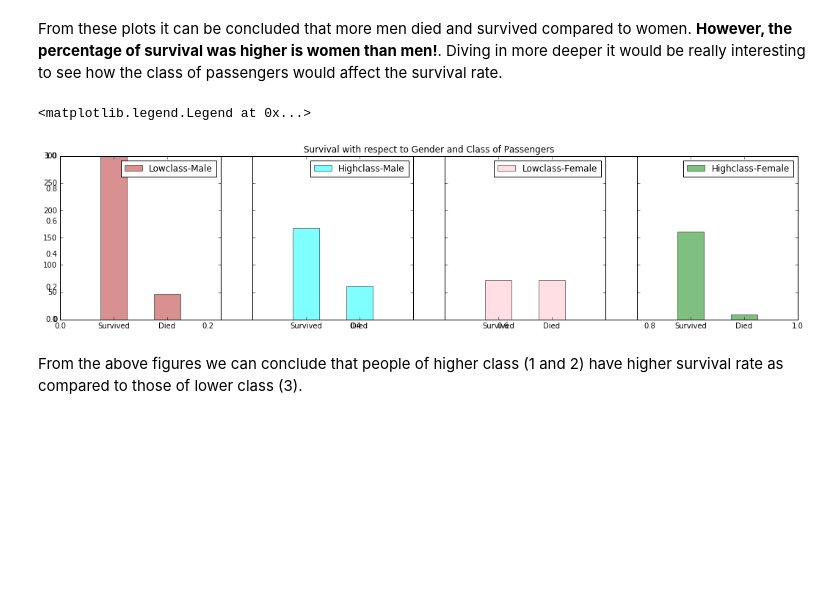
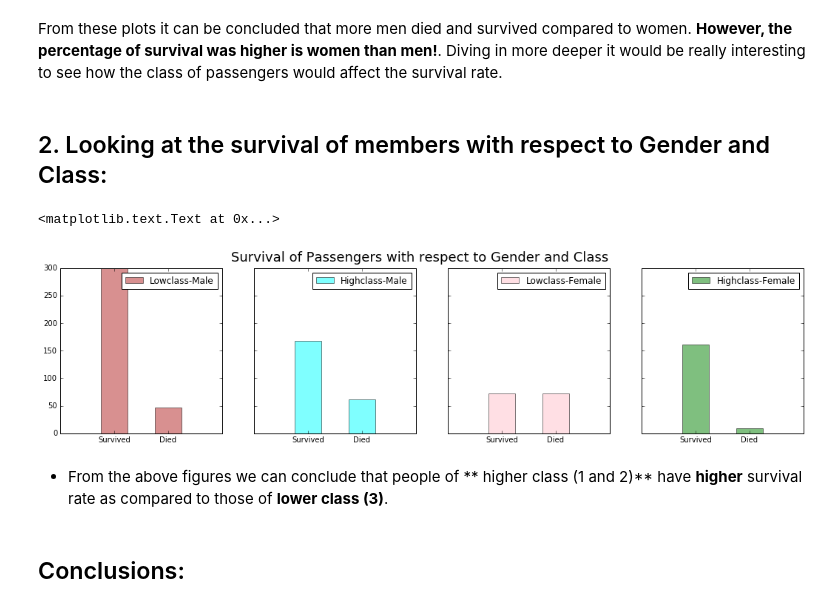
Before and after one commit to pkgandhi/Titanic-Dataset, a Jupyter notebook: Data Analysis for Titanic Dataset.ipynb, the cells around one changed output. Saved outputs shown, nothing was run; the diff lists cells and outputs as text; code cells hidden in the pictures; blank space fills up the shorter version.

```diff
--- a/Data Analysis for Titanic Dataset.ipynb
+++ b/Data Analysis for Titanic Dataset.ipynb
@@ -327,0 +337,3 @@ Name: Cabin, dtype: object
+# %%
+titanic_df["Family"] = titanic_df["SibSp"] + titanic_df["Parch"]
+titanic_df.head(n= 2)
@@ -452,43 +564,48 @@ ax2.set_ylim(-1, 2)
 [figure]
 # %% [markdown]
 From these plots it can be concluded that more men died and survived compared to women. **However, the percentage of survival was higher is women than men!**. Diving in more deeper it would be really interesting to see how the class of passengers would affect the survival rate.
+# %% [markdown]
+## 2. Looking at the survival of members with respect to Gender and Class:
 # %%
 # Total number of male and female survived and died of class 3 (lower class):
-male_survive_low_class = titanic_df.Survived[titanic_df.Sex == 'male'][titanic_df.Pclass == 3].value_counts()
-female_survive_low_class = titanic_df.Survived[titanic_df.Sex == 'female'][titanic_df.Pclass == 3].value_counts()
+male_survive_low_class = titanic_df.Survived[titanic_df.Sex == 'male'][titanic_df.Pclass == 'Class3'].value_counts()
+female_survive_low_class = titanic_df.Survived[titanic_df.Sex == 'female'][titanic_df.Pclass == 'Class3'].value_counts()
 
 # Total number of male and female survived and died of class 1 and 2 (Higher class):
-male_survive_high_class = titanic_df.Survived[titanic_df.Sex == 'male'][titanic_df.Pclass != 3].value_counts()
-female_survive_high_class = titanic_df.Survived[titanic_df.Sex == 'female'][titanic_df.Pclass != 3].value_counts()
+male_survive_high_class = titanic_df.Survived[titanic_df.Sex == 'male'][titanic_df.Pclass != 'Class3'].value_counts()
+female_survive_high_class = titanic_df.Survived[titanic_df.Sex == 'female'][titanic_df.Pclass != 'Class3'].value_counts()
 
 fig = plt.figure(figsize=(18,4), dpi=1600)
-plt.title("Survival with respect to Gender and Class of Passengers")
 
 ax1 = fig.add_subplot(141)
 male_survive_low_class.plot(kind = 'bar', color='#B22222', label='Lowclass-Male', alpha = 0.5)
 ax1.set_xticklabels(["Survived", "Died"], rotation=0) # Renaming X-axis
 ax1.set_xlim(-1, len(male_survive_low_class))
 plt.legend(loc='best') # Setting the legend
 
 ax2 = fig.add_subplot(142, sharey=ax1)
 male_survive_high_class.plot(kind = 'bar', color='#00FFFF', label='Highclass-Male', alpha = 0.5)
 ax2.set_xticklabels(["Survived", "Died"], rotation=0) # Renaming X-axis
 ax2.set_xlim(-1, len(male_survive_high_class))
 plt.legend(loc='best') # Setting the legend
 
 ax3 = fig.add_subplot(143, sharey=ax1)
 female_survive_low_class.plot(kind = 'bar', color='Pink', label='Lowclass-Female', alpha = 0.5)
 ax3.set_xticklabels(["Survived", "Died"], rotation=0) # Renaming X-axis
 ax3.set_xlim(-1, len(female_survive_low_class))
 plt.legend(loc='best') # Setting the legend
 
 ax4 = fig.add_subplot(144, sharey=ax1)
 female_survive_high_class.plot(kind = 'bar', color='Green', label='Highclass-Female', alpha = 0.5)
 ax4.set_xticklabels(["Survived", "Died"], rotation=0) # Renaming X-axis
 ax4.set_xlim(-1, len(female_survive_high_class))
 plt.legend(loc='best') # Setting the legend
+
+plt.suptitle("Survival of Passengers with respect to Gender and Class", fontsize = '18') # Setting global title
 # %% [output]
-<matplotlib.legend.Legend at 0x...>
+<matplotlib.text.Text at 0x...>
-[figure, old version]
+[figure, new version]
 # %% [markdown]
-From the above figures we can conclude that people of higher class (1 and 2) have higher survival rate as compared to those of lower class (3).
+* From the above figures we can conclude that people of ** higher class (1 and 2)** have **higher** survival rate as compared to those of **lower class (3)**.
+# %% [markdown]
+## Conclusions:
```
Also changed, not shown: parts of 53 cells of this notebook.
